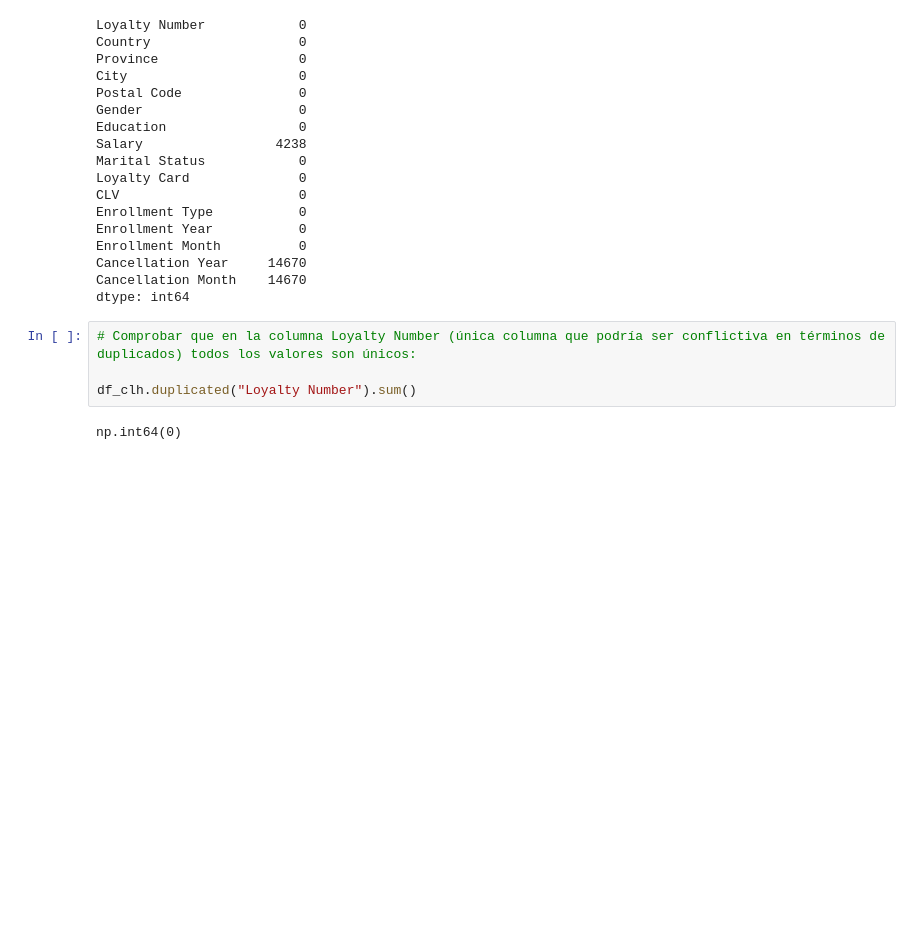
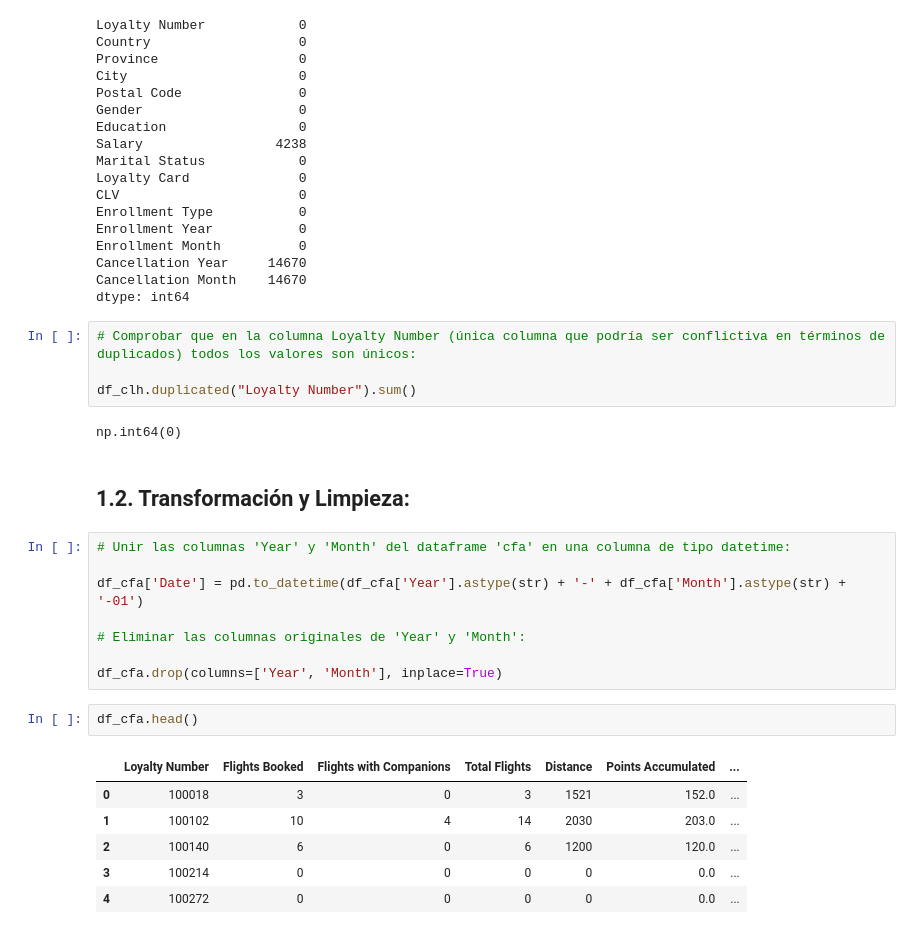
Before and after one commit to Adalab/bda-modulo-3-evaluacion-final-LaiaAyats, a Jupyter notebook: evaluation.ipynb, the cells around one changed output. Saved outputs shown, nothing was run; the diff lists cells and outputs as text; blank space fills up the shorter version.

Commit message:
Data conversion, column transformation and null handling added

```diff
--- a/evaluation.ipynb
+++ b/evaluation.ipynb
@@ -321,3 +324,22 @@ dtype: int64
 df_clh.duplicated("Loyalty Number").sum()
 # %% [output]
 np.int64(0)
+# %% [markdown]
+## 1.2. Transformación y Limpieza:
+# %%
+# Unir las columnas 'Year' y 'Month' del dataframe 'cfa' en una columna de tipo datetime:
+
+df_cfa['Date'] = pd.to_datetime(df_cfa['Year'].astype(str) + '-' + df_cfa['Month'].astype(str) + '-01')
+
+# Eliminar las columnas originales de 'Year' y 'Month':
+
+df_cfa.drop(columns=['Year', 'Month'], inplace=True)
+# %%
+df_cfa.head()
+# %% [output]
+|  | Loyalty Number | Flights Booked | Flights with Companions | Total Flights | Distance | Points Accumulated | ... |
+| 0 | 100018 | 3 | 0 | 3 | 1521 | 152.0 | ... |
+| 1 | 100102 | 10 | 4 | 14 | 2030 | 203.0 | ... |
+| 2 | 100140 | 6 | 0 | 6 | 1200 | 120.0 | ... |
+| 3 | 100214 | 0 | 0 | 0 | 0 | 0.0 | ... |
+| 4 | 100272 | 0 | 0 | 0 | 0 | 0.0 | ... |
```
Also changed, not shown: parts of 16 cells of this notebook.
